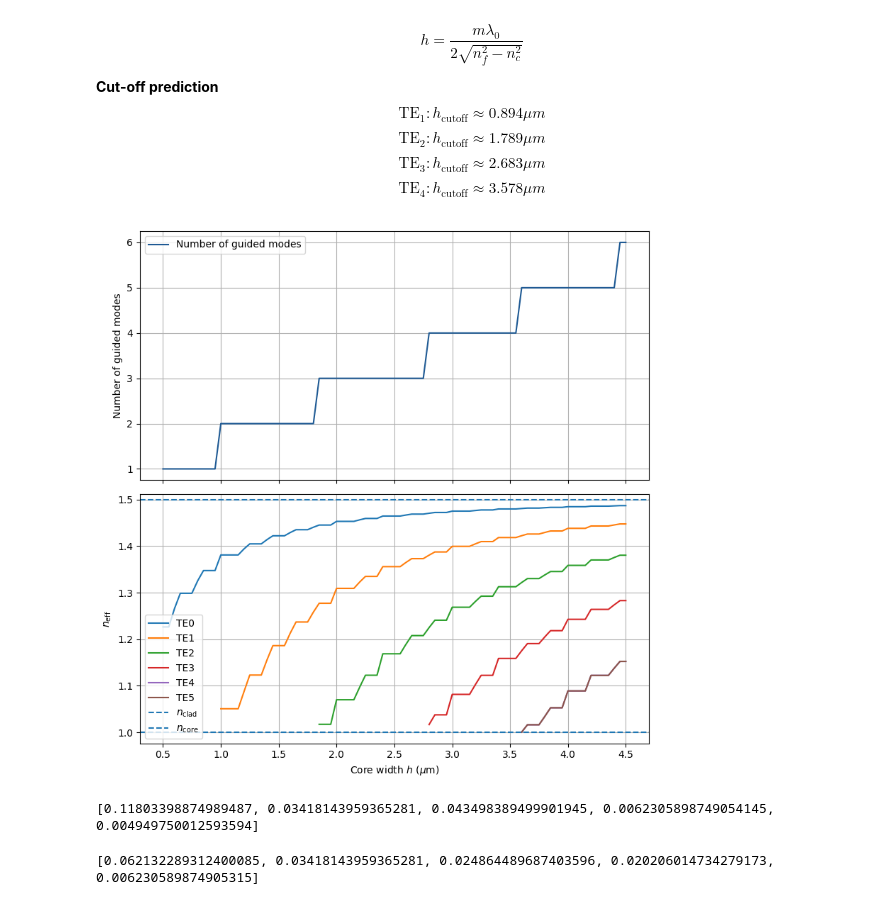
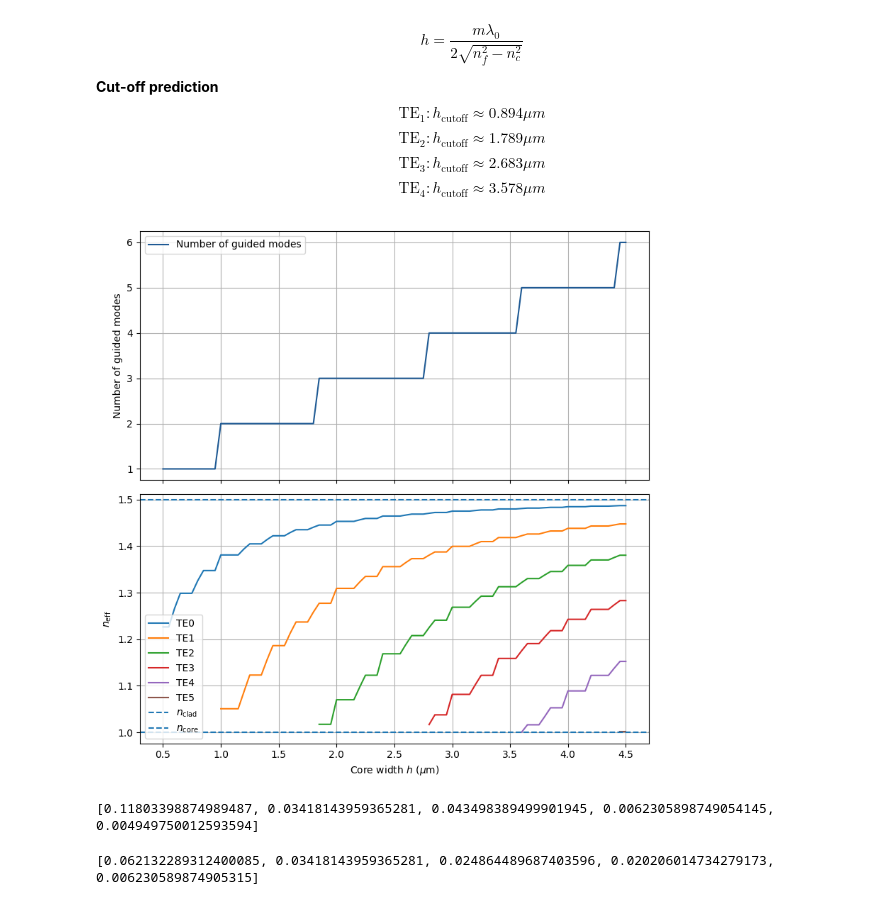
Before and after one commit to hyerim1212/maxwell-to-programmable-photonics, a Jupyter notebook: notebooks/09_guided_waves_and_dielectric_waveguide_modes.ipynb, the cells around one changed output. Drawn from its saved outputs; the diff is of its cells as text; code cells hidden in the pictures.

```diff
--- a/notebooks/09_guided_waves_and_dielectric_waveguide_modes.ipynb
+++ b/notebooks/09_guided_waves_and_dielectric_waveguide_modes.ipynb
@@ -1558,35 +1558,35 @@ axes[0].legend()
 
 # (b) Effective indices of guided modes
 axes[1].plot(core_width_range, TE0_neff, label="TE0")
 axes[1].plot(core_width_range, TE1_neff, label="TE1")
 axes[1].plot(core_width_range, TE2_neff, label="TE2")
 axes[1].plot(core_width_range, TE3_neff, label="TE3")
 axes[1].plot(core_width_range, TE4_neff, label="TE4")
-axes[1].plot(core_width_range, TE4_neff, label="TE5")
+axes[1].plot(core_width_range, TE5_neff, label="TE5")
 
 axes[1].axhline(
     1.0,
     linestyle="--",
     label=r"$n_{\mathrm{clad}}$"
 )
 
 axes[1].axhline(
     1.5,
     linestyle="--",
     label=r"$n_{\mathrm{core}}$"
 )
 
 axes[1].set_xlabel(r"Core width $h$ ($\mu$m)")
 axes[1].set_ylabel(r"$n_{\mathrm{eff}}$")
 axes[1].grid(True)
 axes[1].legend()
 
 plt.tight_layout()
 plt.show()
 
 print(cutoff_relative_error)
 # %% [output]
-[figure, old version]
+[figure, new version]
 [0.11803398874989487, 0.03418143959365281, 0.043498389499901945, 0.0062305898749054145, 0.004949750012593594]
 # %%
 delta_x_palf = 0.05
```
Also changed, not shown: parts of 3 cells of this notebook.
